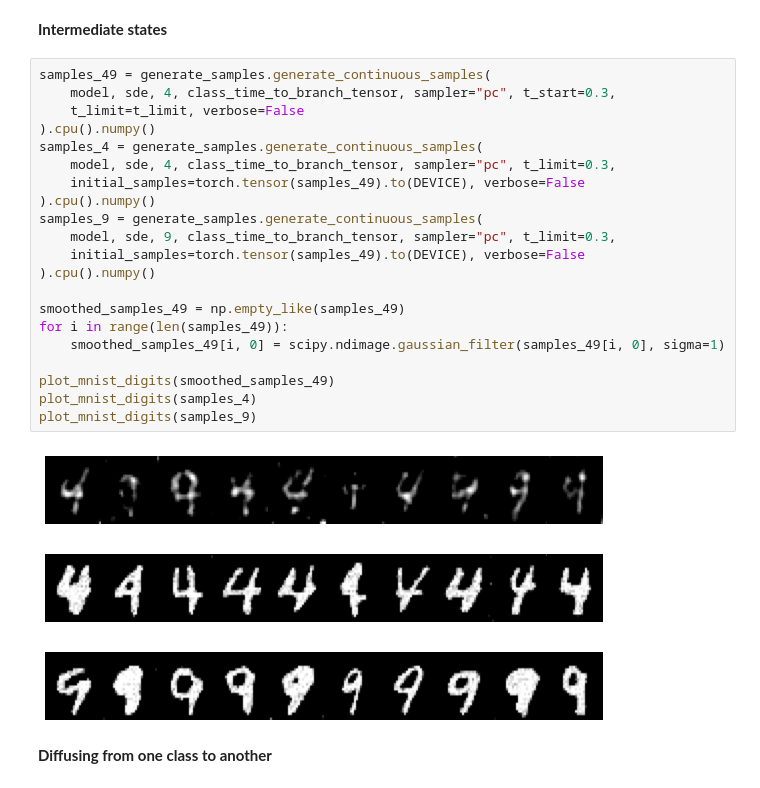
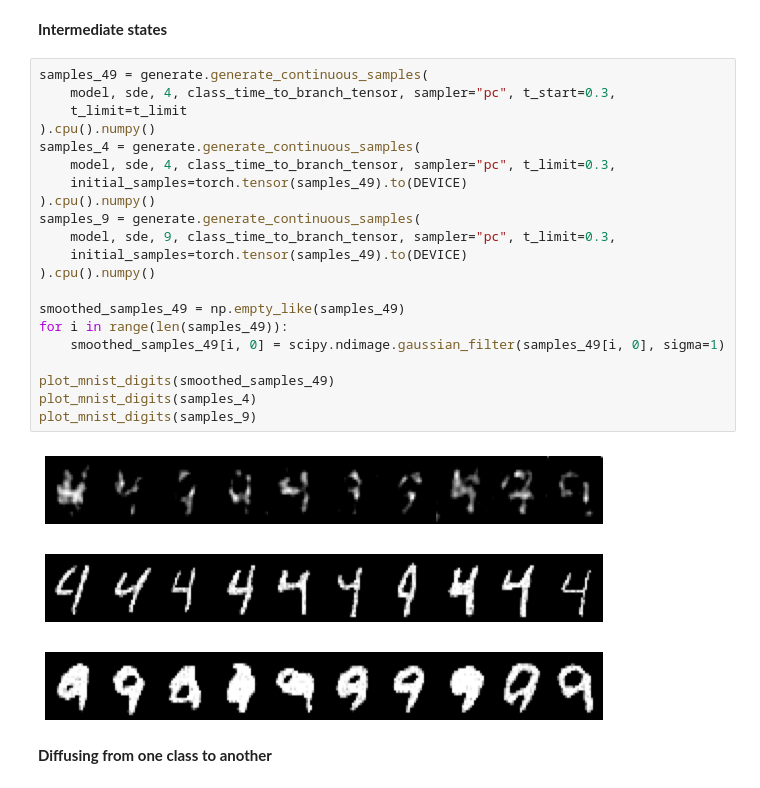
Before and after one commit to Genentech/branched-diffusion, a Jupyter notebook: notebooks/continuous_branched_mnist.ipynb, the cells around one changed output. Cells and saved outputs as stored; diff of their text form.

```diff
--- a/notebooks/continuous_branched_mnist.ipynb
+++ b/notebooks/continuous_branched_mnist.ipynb
@@ -184,30 +184,30 @@ Sampling class: 9
 # %% [markdown]
 **Intermediate states**
 # %%
-samples_49 = generate_samples.generate_continuous_samples(
+samples_49 = generate.generate_continuous_samples(
     model, sde, 4, class_time_to_branch_tensor, sampler="pc", t_start=0.3,
-    t_limit=t_limit, verbose=False
+    t_limit=t_limit
 ).cpu().numpy()
-samples_4 = generate_samples.generate_continuous_samples(
+samples_4 = generate.generate_continuous_samples(
     model, sde, 4, class_time_to_branch_tensor, sampler="pc", t_limit=0.3,
-    initial_samples=torch.tensor(samples_49).to(DEVICE), verbose=False
+    initial_samples=torch.tensor(samples_49).to(DEVICE)
 ).cpu().numpy()
-samples_9 = generate_samples.generate_continuous_samples(
+samples_9 = generate.generate_continuous_samples(
     model, sde, 9, class_time_to_branch_tensor, sampler="pc", t_limit=0.3,
-    initial_samples=torch.tensor(samples_49).to(DEVICE), verbose=False
+    initial_samples=torch.tensor(samples_49).to(DEVICE)
 ).cpu().numpy()
 
 smoothed_samples_49 = np.empty_like(samples_49)
 for i in range(len(samples_49)):
     smoothed_samples_49[i, 0] = scipy.ndimage.gaussian_filter(samples_49[i, 0], sigma=1)
 
 plot_mnist_digits(smoothed_samples_49)
 plot_mnist_digits(samples_4)
 plot_mnist_digits(samples_9)
 # %% [output]
-[figure, old version]
+[figure, new version]
-[figure, old version]
+[figure, new version]
-[figure, old version]
+[figure, new version]
 # %% [markdown]
 **Diffusing from one class to another**
 # %%
```
Also changed, not shown: parts of 5 cells of this notebook, 5 other files.
